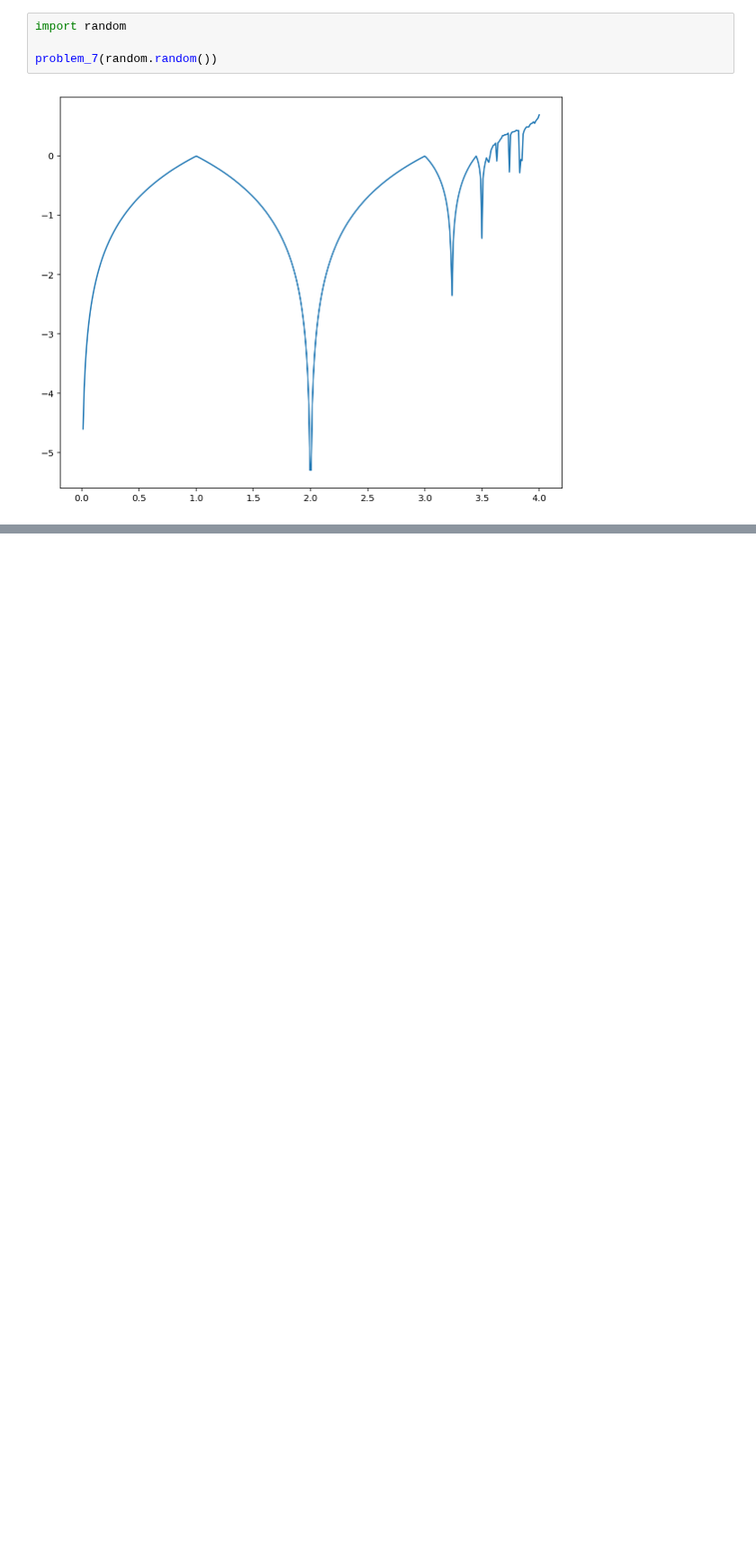
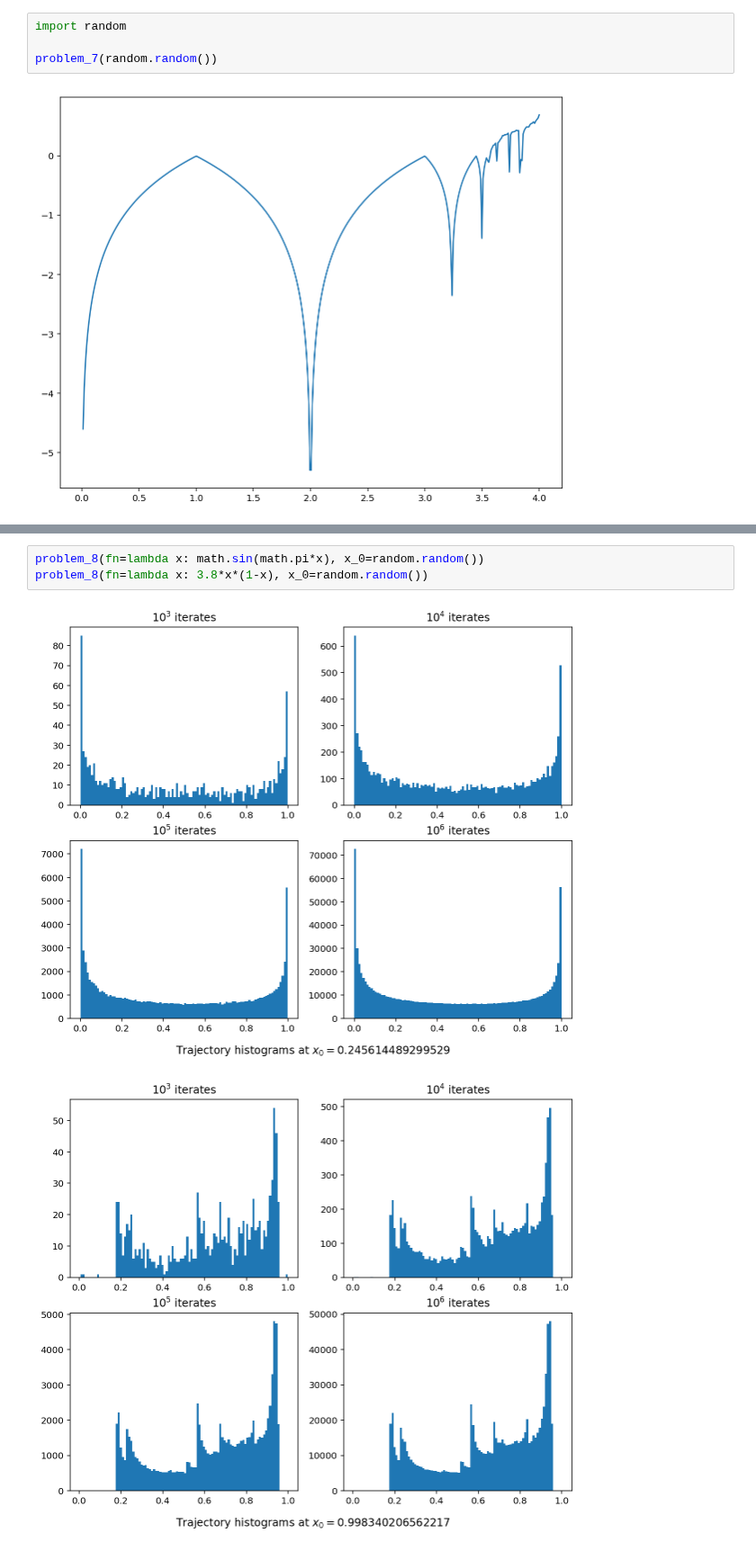
Before and after one commit to themichaelyang/dynsys, a Jupyter notebook: hw-5.ipynb, the cells around one changed output, grey strips where cells are left out. Shown at 90% size. Cells and saved outputs as stored; diff of their text form; blank space fills up the shorter version.

```diff
--- a/hw-5.ipynb
+++ b/hw-5.ipynb
@@ -141,0 +172,6 @@ problem_7(random.random())
+# %%
+problem_8(fn=lambda x: math.sin(math.pi*x), x_0=random.random())
+problem_8(fn=lambda x: 3.8*x*(1-x), x_0=random.random())
+# %% [output]
+[figure, added]
+[figure, added]
```
Also changed, not shown: parts of 2 cells of this notebook, 1 other file.
